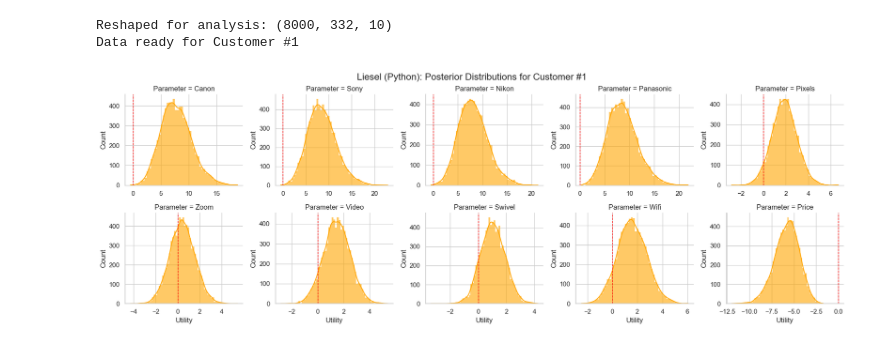
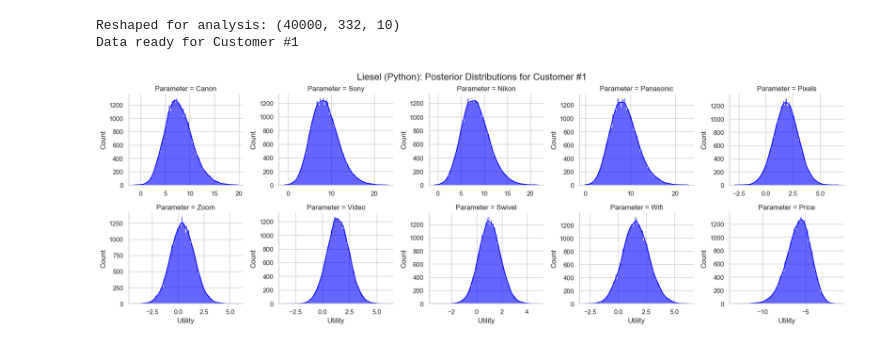
Before and after one commit to Paul-Jarschke/liesel_project, a Jupyter notebook: PackageComparison/Analysis/Liesel_model.ipynb, the cells around one changed output. Saved outputs shown, nothing was run; the diff lists cells and outputs as text; code cells hidden in the pictures.

Commit message:
update update single model analysis, simply minor snippets for experimentation

```diff
--- a/PackageComparison/Analysis/Liesel_model.ipynb
+++ b/PackageComparison/Analysis/Liesel_model.ipynb
@@ -20,17 +33,30 @@ Looking for data at: c:\Users\ThinkPad\Desktop\Repositories\BDCM\liesel_project\
 # %%
-# Load the pickle file
+# Define paths (Relative to 'analysis' folder)
+data_dir = os.path.join("..", "Data")
+file_name = "liesel_output_camera_40000_samples.pkl"
+pkl_path = os.path.join(data_dir, file_name)
+
+print(f"Looking for data at: {os.path.abspath(pkl_path)}")
+
+# Load the pickle file and extract contents
 if os.path.exists(pkl_path):
     with open(pkl_path, "rb") as f:
         saved_data = pickle.load(f)
 
     print("File loaded successfully.")
 
-    # Extract samples
+    # Extract contents
+    results = saved_data["results"]
     samples = saved_data["samples"]
+    runtime_seconds = saved_data["runtime_seconds"]
+    runtime_formatted = saved_data["runtime_formatted"]
 
     # Check shape
-    # Liesel output is typically (Chains, Draws, Units, Params)
-    print(f"Beta shape (Chains, Draws, Units, Params): {samples['beta_i'].shape}")
+    print(f"Script runtime: {runtime_formatted}")
+    print(f"Time per sample (seconds): {runtime_seconds / (samples['beta_i'].shape[0] * samples['beta_i'].shape[1]):.6f}")
+    print(f"Beta shape (Chains, Draws, Units, Params):      {samples['beta_i'].shape}")
+    print(f"Mu shape (Chains, Draws, Params):               {samples['mu'].shape}")
+    print(f"Sigma shape (Chains, Draws, Params, Params):    {samples['sigma_inv_chol_latent'].shape}")
 
 else:
     print("Error: Pickle file not found. Make sure you ran the training script first.")
@@ -62,30 +194,27 @@ df_melted = df_cust.melt(var_name="Parameter", value_name="Utility")
 
 print(f"Data ready for Customer #{unit_idx + 1}")
 # %% [output]
-Reshaped for analysis: (8000, 332, 10)
+Reshaped for analysis: (40000, 332, 10)
 Data ready for Customer #1
 # %%
 # Plot Distributions (Facet Grid)
 g = sns.FacetGrid(
     df_melted,
     col="Parameter",
     col_wrap=5,      # 5 plots per row
     sharex=False,    # Let x-axis scales vary per parameter
     sharey=False,    # Let y-axis scales vary (density height)
     height=3,
     aspect=1.2
 )
 
 # Add Histograms with KDE (Kernel Density Estimate)
 # Using orange to distinguish from R plots (usually blue/teal)
-g.map(sns.histplot, "Utility", kde=True, color="orange", alpha=0.6, linewidth=0)
-
-# Add a reference line at 0 (Neutral Preference)
-g.map(plt.axvline, x=0, color='red', linestyle='--', linewidth=1)
+g.map(sns.histplot, "Utility", kde=True, color="blue", alpha=0.6, linewidth=0)
 
 # Titles
 g.fig.suptitle(f"Liesel (Python): Posterior Distributions for Customer #{unit_idx+1}", y=1.02, fontsize=16)
 
 plt.show()
 # %% [output]
-[figure, old version]
+[figure, new version]
```
Also changed, not shown: parts of 6 cells of this notebook, 1 other file.
